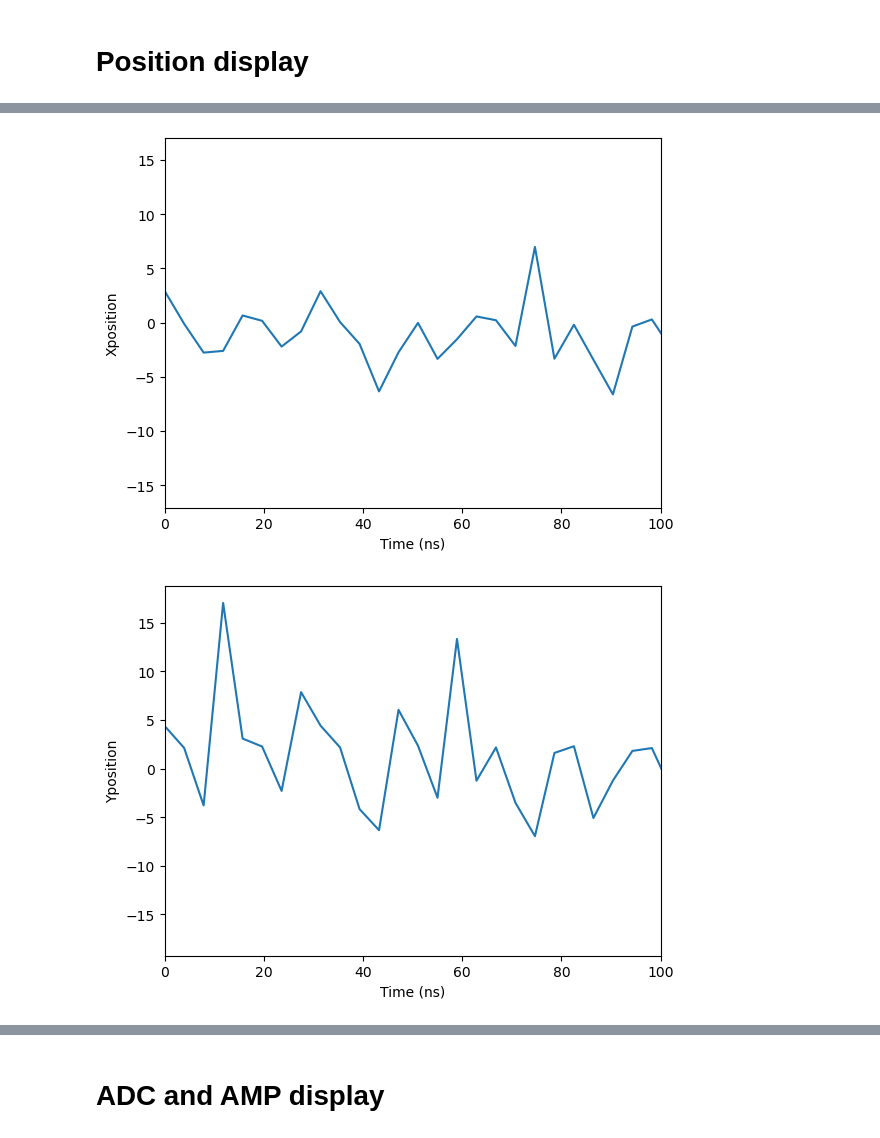
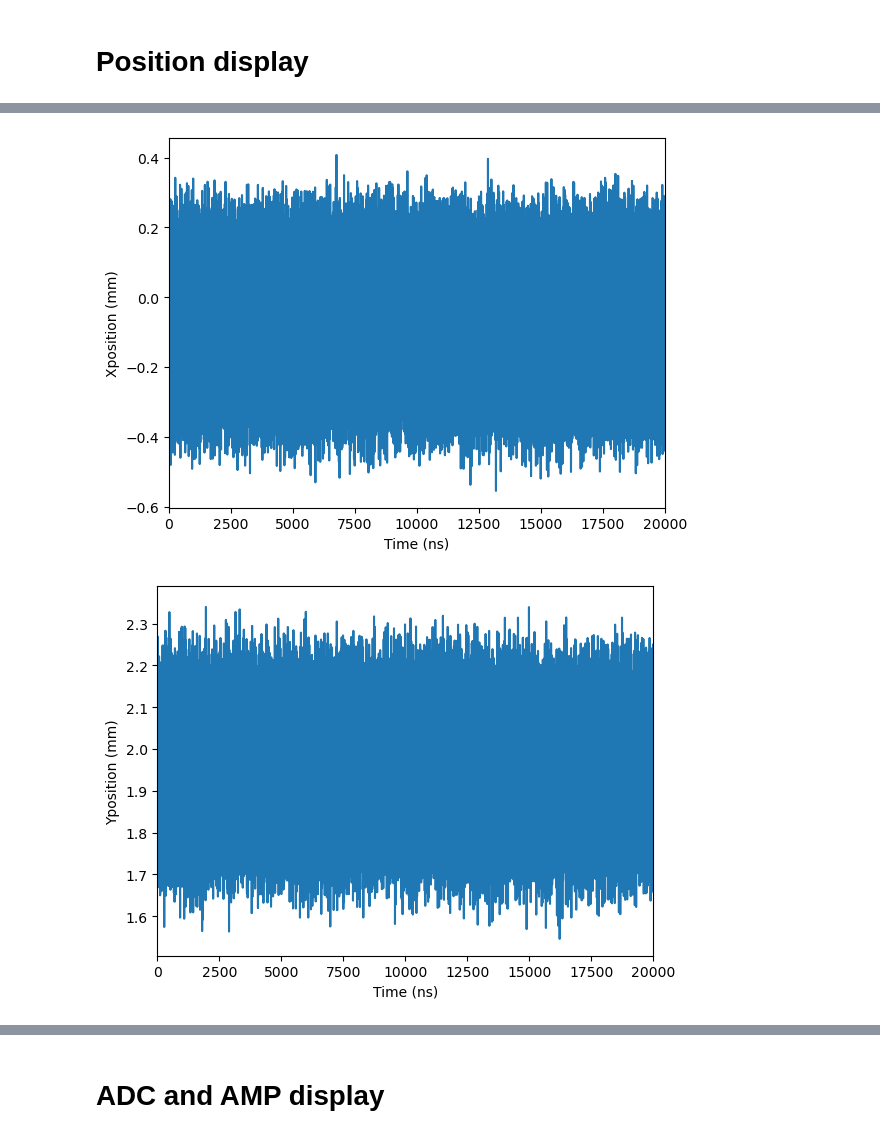
Before and after one commit to slaclab/kek-bpm-rfsoc-dev, a Jupyter notebook: software/notebooks/epics4_pv_access_example.ipynb, the cells around one changed output, grey strips where cells are left out. Drawn from its saved outputs; the diff is of its cells as text; code cells hidden in the pictures.

```diff
--- a/software/notebooks/epics4_pv_access_example.ipynb
+++ b/software/notebooks/epics4_pv_access_example.ipynb
@@ -142,7 +142,10 @@ def BPMPlotWavform(plotType='liveDisplay',dataType='Xposition',xMin=0,xMax=20):
     plt.plot(xData,yData)
     plt.xlim(xMin,xMax)
     plt.xlabel( 'Time (ns)' )
-    plt.ylabel( f'{dataType}' )
+    if dataType=='BunchCharge':
+        plt.ylabel( f'{dataType} (Counts)' )
+    else:
+        plt.ylabel( f'{dataType} (mm)' )
     plt.show()
 # %%
 # Trigger the Live display
@@ -163,15 +166,15 @@ BPMPlotWavform(plotType='liveDisplay',dataType='BunchCharge',xMin=0,xMax=100)
 # %%
-# Trigger the Live display
+# Trigger the Fault display
 TrigRingBuffer(trigType='faultDisplay')
 
 # Plot Xposition[CH=2]
-BPMPlotWavform(plotType='faultDisplay',dataType='Xposition',xMin=0,xMax=100)
+BPMPlotWavform(plotType='faultDisplay',dataType='Xposition',xMin=0,xMax=20.0E+3)
 
 # Plot Xposition[CH=2]
-BPMPlotWavform(plotType='faultDisplay',dataType='Yposition',xMin=0,xMax=100)
+BPMPlotWavform(plotType='faultDisplay',dataType='Yposition',xMin=0,xMax=20.0E+3)
 
 # Plot Charge[CH=2]
-BPMPlotWavform(plotType='faultDisplay',dataType='BunchCharge',xMin=0,xMax=100)
+BPMPlotWavform(plotType='faultDisplay',dataType='BunchCharge',xMin=0,xMax=20.0E+3)
 # %% [output]
-[figure, old version]
+[figure, new version]
-[figure, old version]
+[figure, new version]
```
Also changed, not shown: parts of 5 cells of this notebook, 5 other files.
